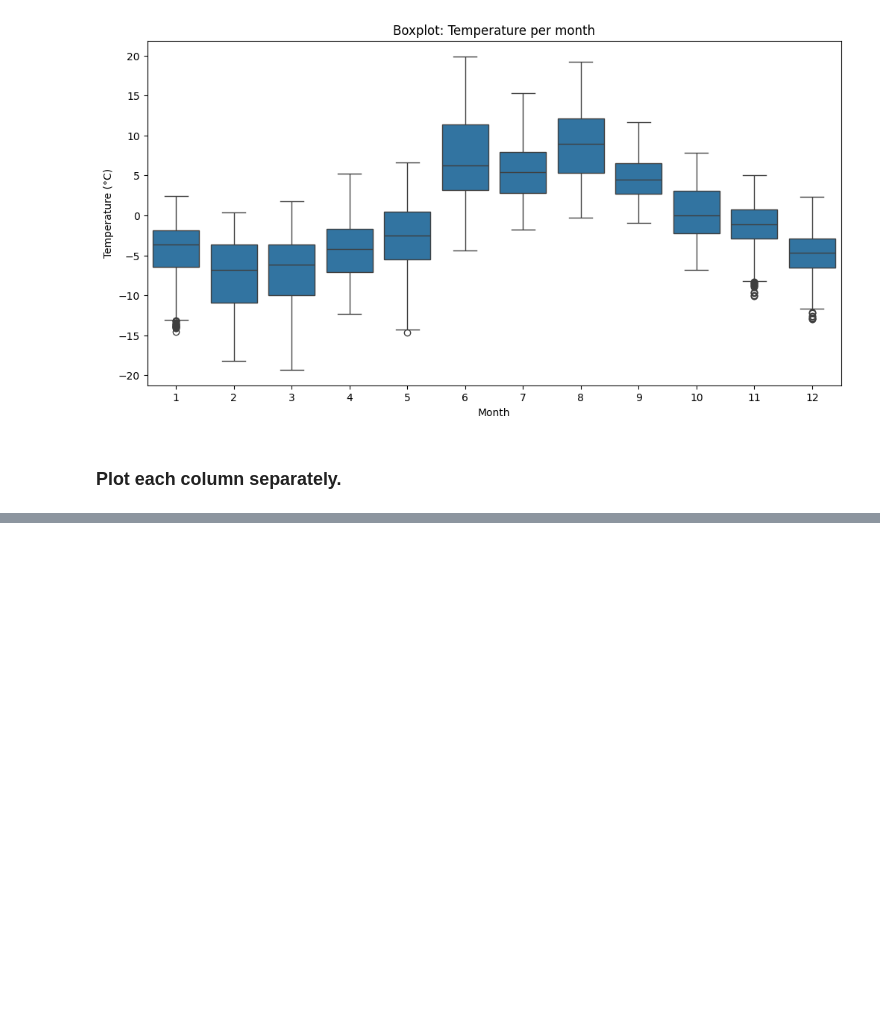
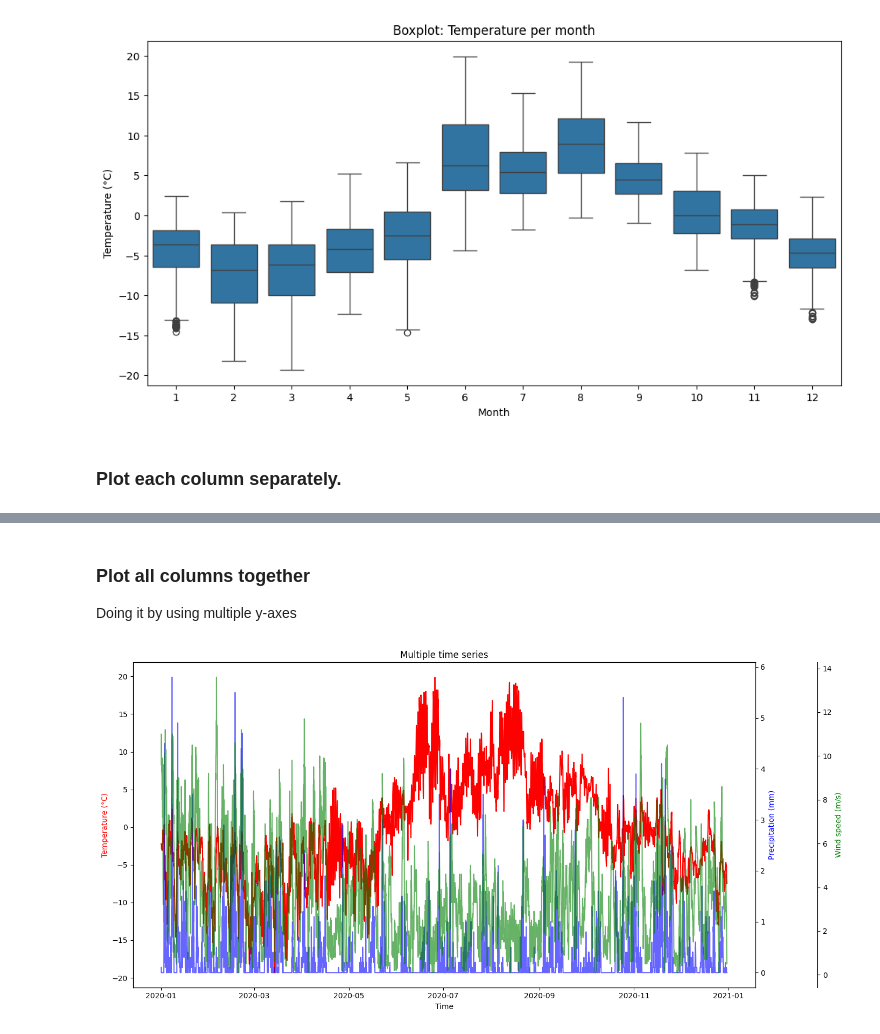
Before and after one commit to Sheikh20o3/IND320_1_Project, a Jupyter notebook: Innlevering og IPYNB/Innlevering.ipynb, the cells around one changed output, grey strips where cells are left out. Cells and saved outputs as stored; diff of their text form; code cells hidden in the pictures; blank space fills up the shorter version.

```diff
--- a/Innlevering og IPYNB/Innlevering.ipynb
+++ b/Innlevering og IPYNB/Innlevering.ipynb
@@ -86,0 +125,27 @@ plt.plot(df['time'], df['soil_moisture_28_100cm (m³/m³)'])
+# %% [markdown]
+### Plot all columns together
+Doing it by using multiple y-axes
+# %%
+fig, ax1 = plt.subplots(figsize=(14,7))
+
+# Temperature on left y-axis
+ax1.plot(df['time'], df['temperature_2m (°C)'], 'r-', label="Temperature (°C)")
+ax1.set_xlabel("Time")
+ax1.set_ylabel("Temperature (°C)", color="r")
+
+# Precipitation on right y-axis
+ax2 = ax1.twinx()
+ax2.plot(df['time'], df['precipitation (mm)'], 'b-', alpha=0.6, label="Precipitation (mm)")
+ax2.set_ylabel("Precipitation (mm)", color="b")
+
+# Wind speed on another axis (optional)
+ax3 = ax1.twinx()
+ax3.spines.right.set_position(("axes", 1.1))  # shift to the right
+ax3.plot(df['time'], df['wind_speed_10m (m/s)'], 'g-', alpha=0.6, label="Wind speed (m/s)")
+ax3.set_ylabel("Wind speed (m/s)", color="g")
+
+plt.title("Multiple time series")
+fig.tight_layout()
+plt.show()
+# %% [output]
+[figure, added]
```
Also changed, not shown: parts of 9 cells of this notebook, 3 other files.
